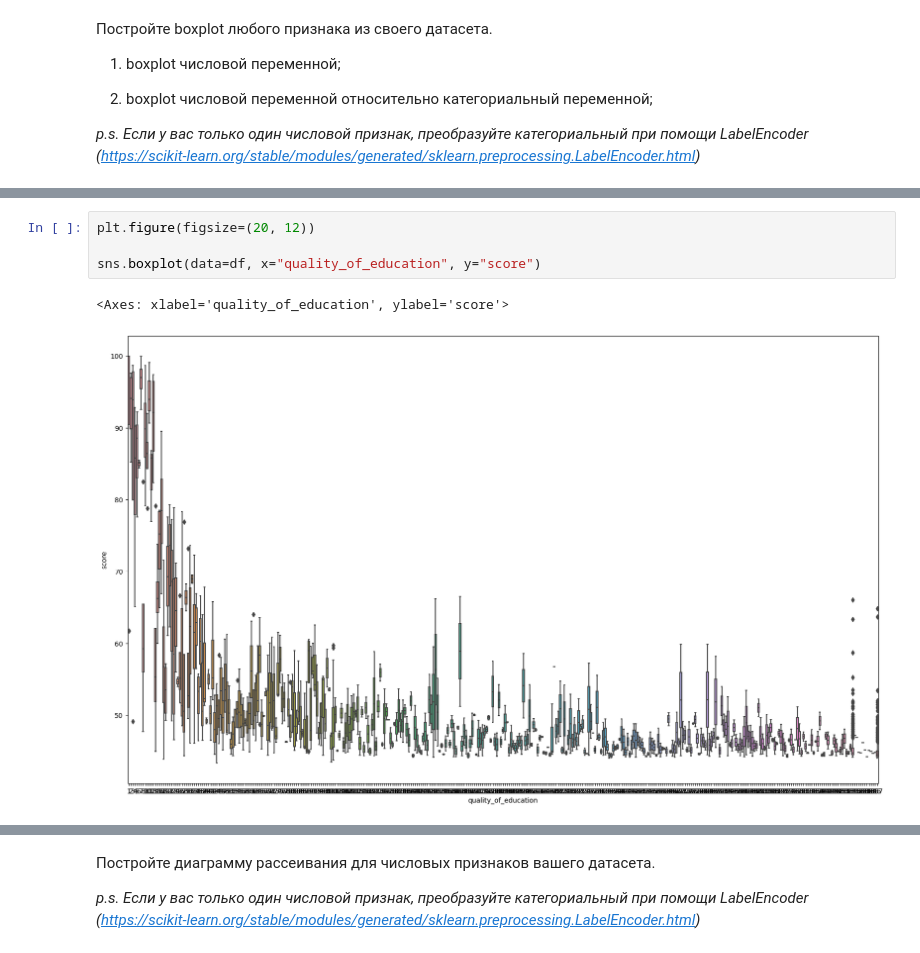
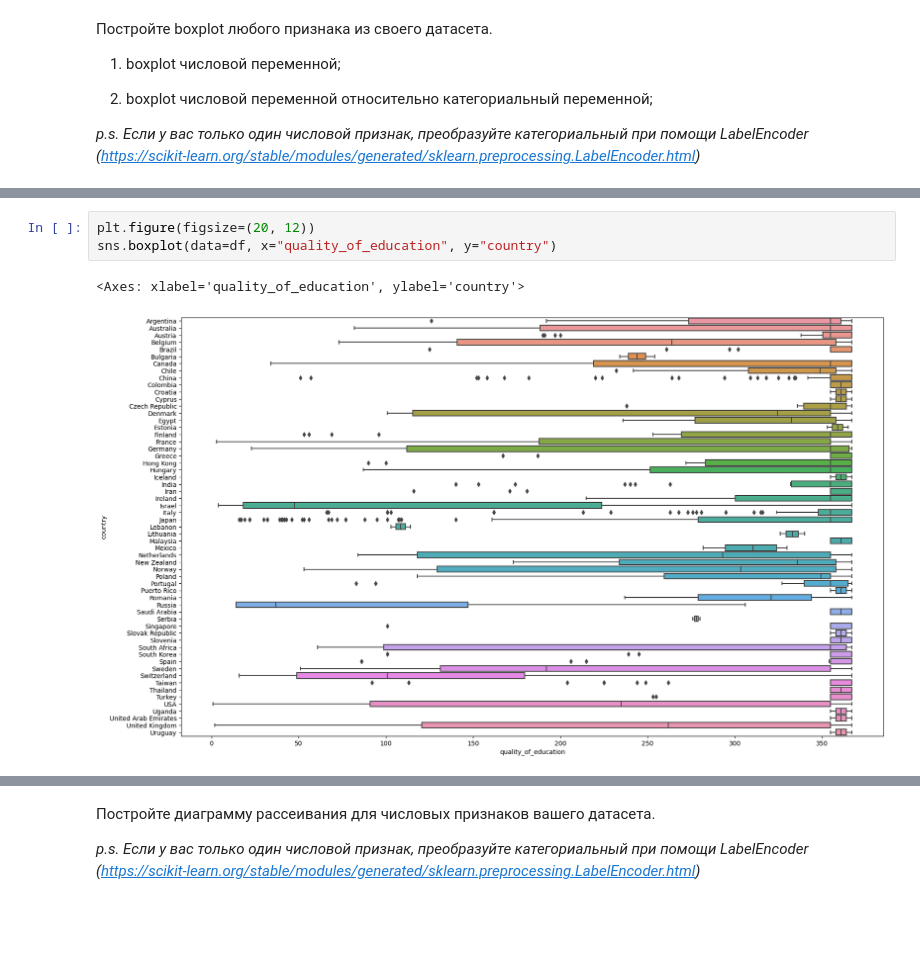
Before and after one commit to chashcha/machine-learning, a Jupyter notebook: Задание_2_ch.ipynb, the cells around one changed output, grey strips where cells are left out. Drawn from its saved outputs; the diff is of its cells as text; blank space fills up the shorter version.

```diff
--- a/Задание_2_ch.ipynb
+++ b/Задание_2_ch.ipynb
@@ -213,7 +220,6 @@ sns.histplot(data=df, x="quality_of_education", y="country")
 # %%
 plt.figure(figsize=(20, 12))
-
-sns.boxplot(data=df, x="quality_of_education", y="score")
+sns.boxplot(data=df, x="quality_of_education", y="country")
 # %% [output]
-<Axes: xlabel='quality_of_education', ylabel='score'>
+<Axes: xlabel='quality_of_education', ylabel='country'>
-[figure, old version]
+[figure, new version]
```
Also changed, not shown: parts of 4 cells of this notebook.
